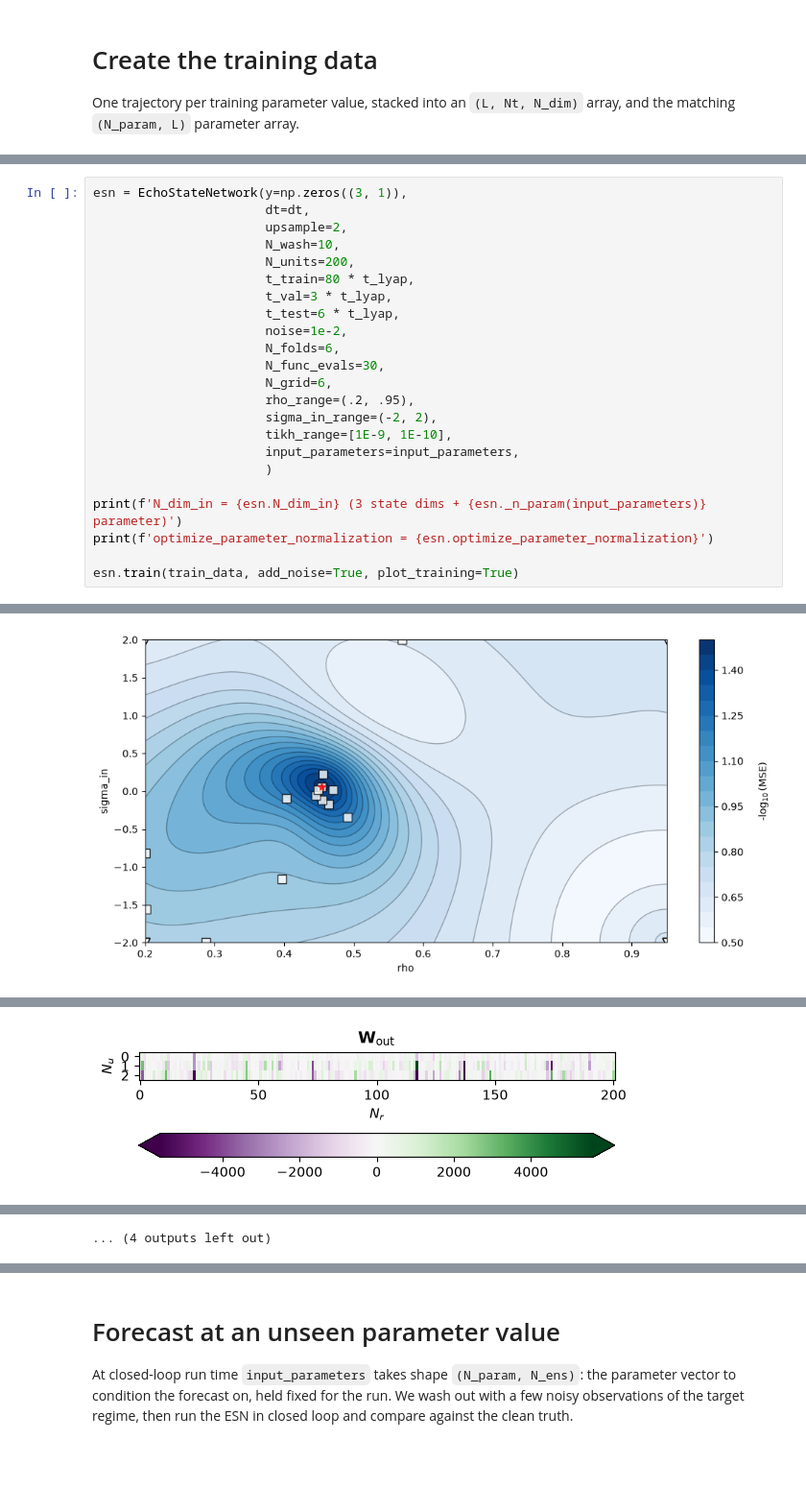
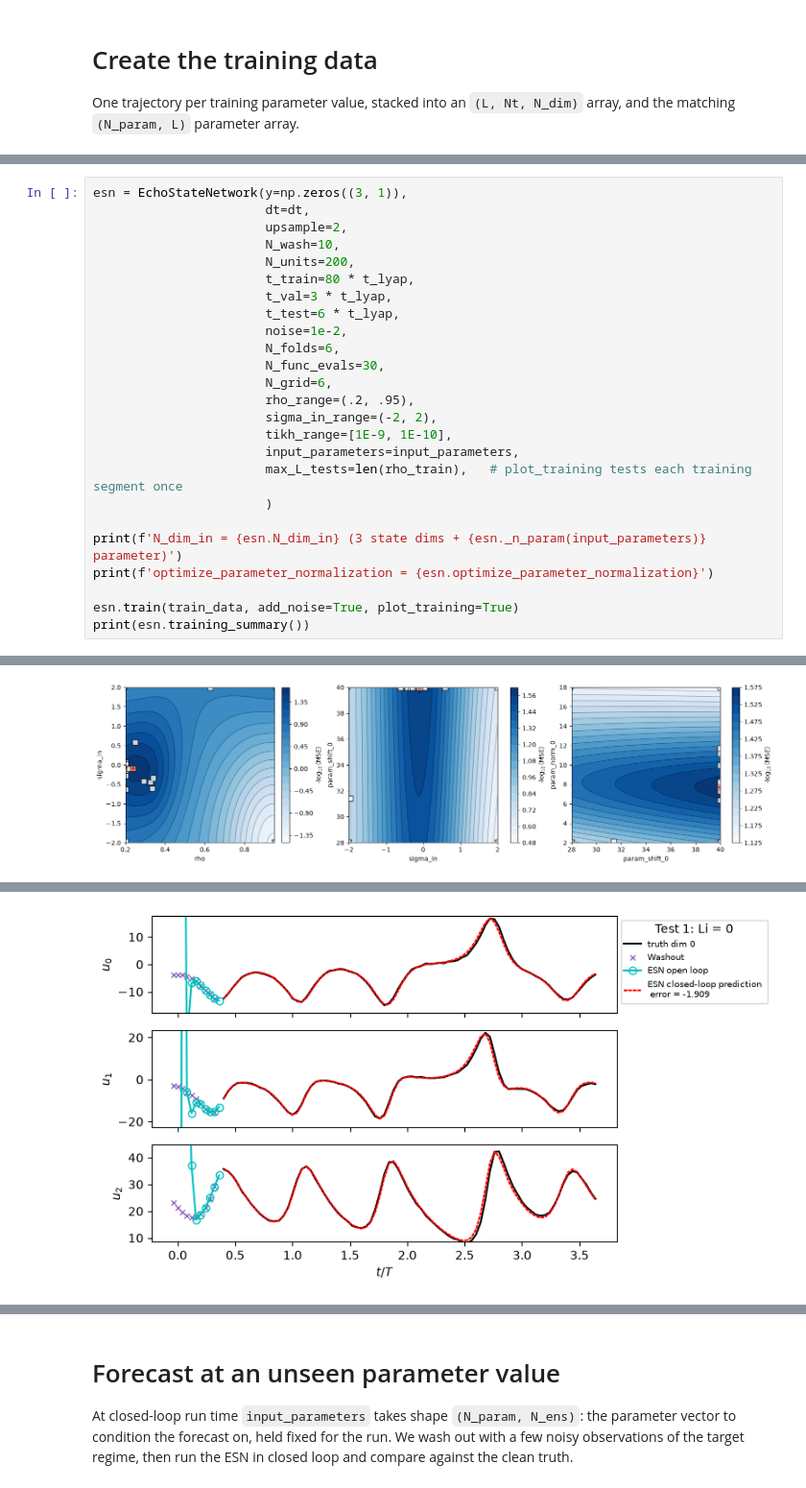
Before and after one commit to andreanovoa/EchoStateNetwork, a Jupyter notebook: tutorials/02_parametric_esn.ipynb, the cells around one changed output, grey strips where cells are left out. Shown at 96% size. Drawn from its saved outputs; the diff is of its cells as text; blank space fills up the shorter version.

```diff
--- a/tutorials/02_parametric_esn.ipynb
+++ b/tutorials/02_parametric_esn.ipynb
@@ -105,12 +106,14 @@ esn = EchoStateNetwork(y=np.zeros((3, 1)),
                        sigma_in_range=(-2, 2),
                        tikh_range=[1E-9, 1E-10],
                        input_parameters=input_parameters,
+                       max_L_tests=len(rho_train),   # plot_training tests each training segment once
                        )
 
 print(f'N_dim_in = {esn.N_dim_in} (3 state dims + {esn._n_param(input_parameters)} parameter)')
 print(f'optimize_parameter_normalization = {esn.optimize_parameter_normalization}')
 
 esn.train(train_data, add_noise=True, plot_training=True)
+print(esn.training_summary())
 # %% [output]
 N_dim_in = 4 (3 state dims + 1 parameter)
 optimize_parameter_normalization = True
@@ -133 +122 @@ Running test for L= 0 1 2 3 4 Overall tests min, max and mean MSE in 25 tests =
-[figure, old version]
+[figure, new version]
@@ -136 +125 @@ Running test for L= 0 1 2 3 4 Overall tests min, max and mean MSE in 25 tests =
-[figure, old version]
+[figure, new version]
@@ -143 +131,0 @@ Running test for L= 0 1 2 3 4 Overall tests min, max and mean MSE in 25 tests =
-... (4 outputs left out)
```
Also changed, not shown: parts of 8 cells of this notebook, 15 other files.
